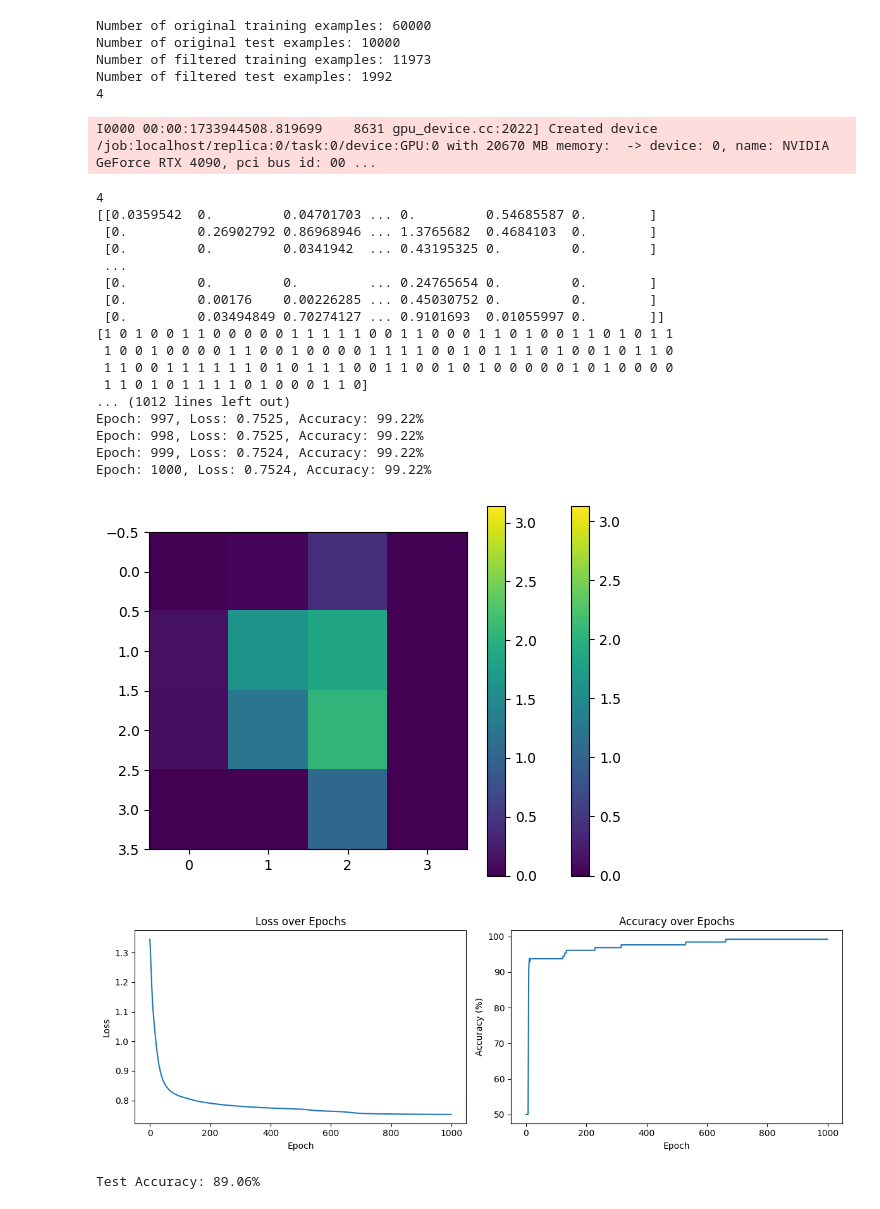
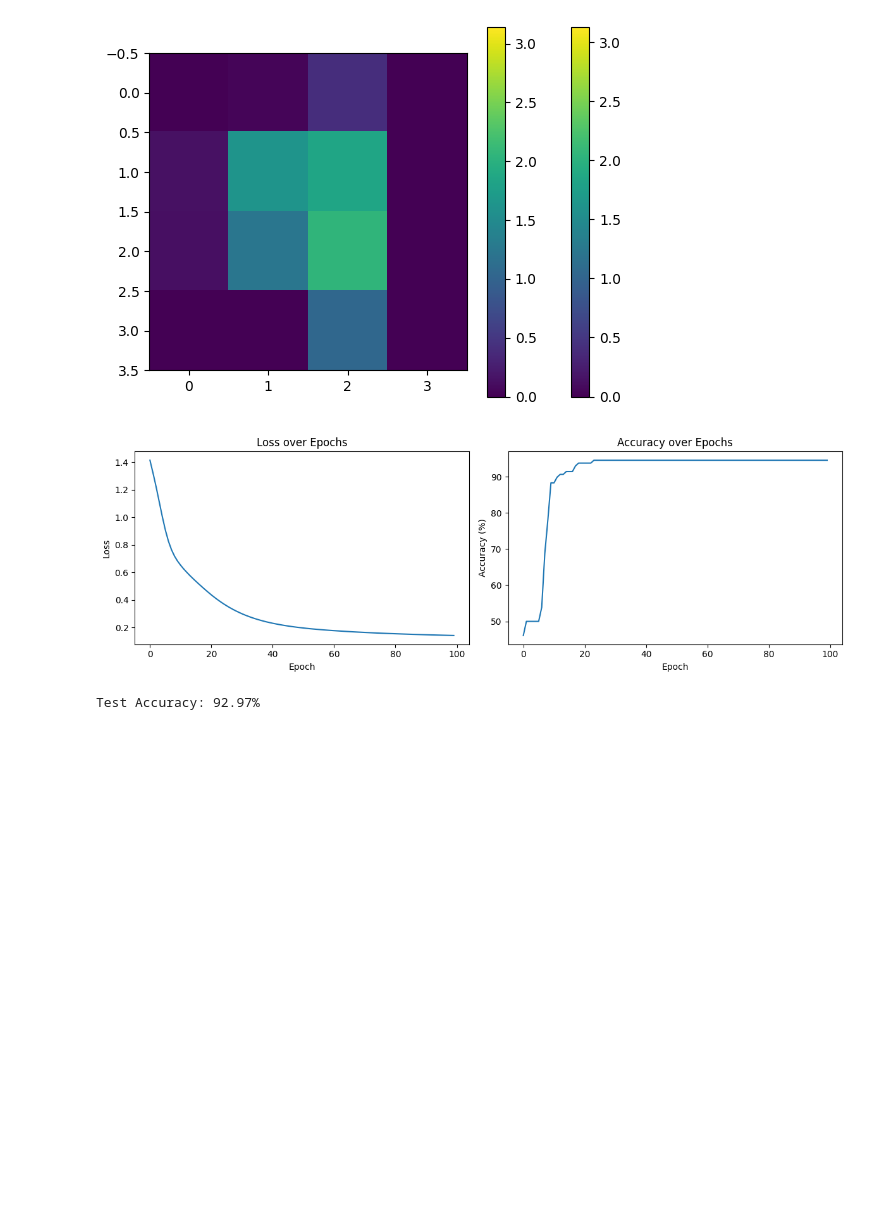
Before and after one commit to hmk55555/QCNN-Research, a Jupyter notebook: GPU/ClassicalTesting/cnn_model128(2Classes).ipynb, the cells around one changed output. Drawn from its saved outputs; the diff is of its cells as text; code cells hidden in the pictures; blank space fills up the shorter version.

Commit message:
Fixed softmax problem with classical testing. Starting Gradient-based optimizer testing.

```diff
--- a/GPU/ClassicalTesting/cnn_model128(2Classes).ipynb
+++ b/GPU/ClassicalTesting/cnn_model128(2Classes).ipynb
@@ -196,13 +196,11 @@ class SimpleCNN(nn.Module):
         self.conv1 = nn.Conv2d(in_channels=1, out_channels=4, kernel_size=3, padding=1)
         self.pool = nn.MaxPool2d(kernel_size=2, stride=2)
         self.fc1 = nn.Linear(4 * 2 * 2, num_classes)
-        self.softmax = nn.Softmax(dim=1)
 
     def forward(self, x):
         x = self.pool(F.relu(self.conv1(x)))
         x = x.view(-1, 4 * 2 * 2)
         x = self.fc1(x)
-        x = self.softmax(x)
         return x
 
 # Create an instance of the model
@@ -213,11 +211,11 @@ loss_function = nn.CrossEntropyLoss()
 optimizer = torch.optim.Adam(model.parameters(), lr=0.001)
 
 # Accuracy Function
-def accuracy(output, Y):
+def accuracy(output, y):
     preds = torch.argmax(output, dim=1)
-    true = torch.argmax(Y, dim=1)
+    true = torch.argmax(y, dim=1)
     correct = (preds == true).sum().item()
-    return (correct / Y.size(0)) * 100
+    return (correct / y.size(0)) * 100
 
 # Training Loop
 def train(model, X, Y, optimizer, loss_function, epochs=100, batch_size=8):
@@ -250,7 +248,7 @@ def train(model, X, Y, optimizer, loss_function, epochs=100, batch_size=8):
     return loss_list, acc_list
 
 # Train the Model
-loss_list, acc_list = train(model, X, Y, optimizer, loss_function, epochs=1000)
+loss_list, acc_list = train(model, X, Y, optimizer, loss_function, epochs=100)
 
 # Plot Loss and Accuracy
 plt.figure(figsize=(12, 4))
@@ -289,29 +298,6 @@ To enable the following instructions: AVX2 FMA, in other operations, rebuild Ten
-Number of original training examples: 60000
-Number of original test examples: 10000
-Number of filtered training examples: 11973
-Number of filtered test examples: 1992
-4
-I0000 00:00:1733944508.819699    8631 gpu_device.cc:2022] Created device /job:localhost/replica:0/task:0/device:GPU:0 with 20670 MB memory:  -> device: 0, name: NVIDIA GeForce RTX 4090, pci bus id: 00 ...
-4
-[[0.0359542  0.         0.04701703 ... 0.         0.54685587 0.        ]
- [0.         0.26902792 0.86968946 ... 1.3765682  0.4684103  0.        ]
- [0.         0.         0.0341942  ... 0.43195325 0.         0.        ]
- ...
- [0.         0.         0.         ... 0.24765654 0.         0.        ]
- [0.         0.00176    0.00226285 ... 0.45030752 0.         0.        ]
- [0.         0.03494849 0.70274127 ... 0.9101693  0.01055997 0.        ]]
-[1 0 1 0 0 1 1 0 0 0 0 0 1 1 1 1 1 0 0 1 1 0 0 0 1 1 0 1 0 0 1 1 0 1 0 1 1
- 1 0 0 1 0 0 0 0 1 1 0 0 1 0 0 0 0 1 1 1 1 0 0 1 0 1 1 1 0 1 0 0 1 0 1 1 0
- 1 1 0 0 1 1 1 1 1 1 0 1 0 1 1 1 0 0 1 1 0 0 1 0 1 0 0 0 0 0 1 0 1 0 0 0 0
- 1 1 0 1 0 1 1 1 1 0 1 0 0 0 1 1 0]
-... (1012 lines left out)
-Epoch: 997, Loss: 0.7525, Accuracy: 99.22%
-Epoch: 998, Loss: 0.7525, Accuracy: 99.22%
-Epoch: 999, Loss: 0.7524, Accuracy: 99.22%
-Epoch: 1000, Loss: 0.7524, Accuracy: 99.22%
 [figure]
-[figure, old version]
+[figure, new version]
-Test Accuracy: 89.06%
+Test Accuracy: 92.97%
 # %%
 def translate(array):
     arr = []
```
Also changed, not shown: parts of 2 cells of this notebook, 8 other files.
